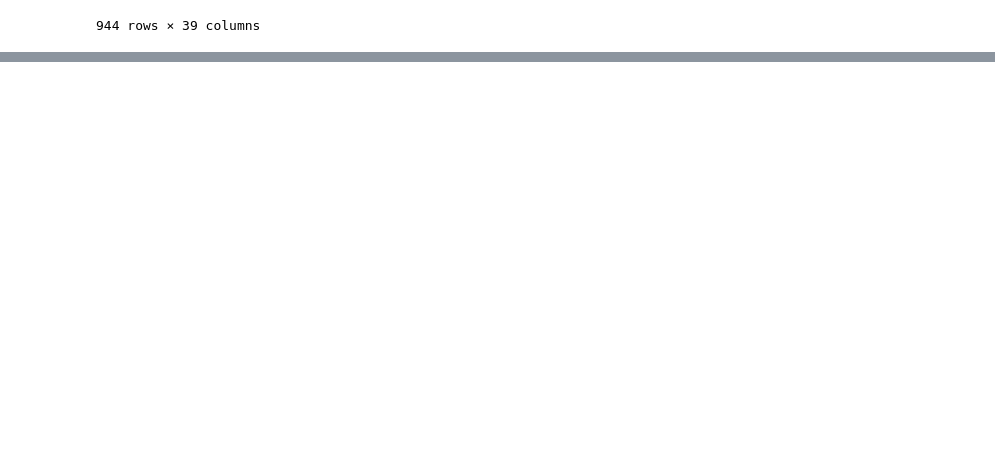
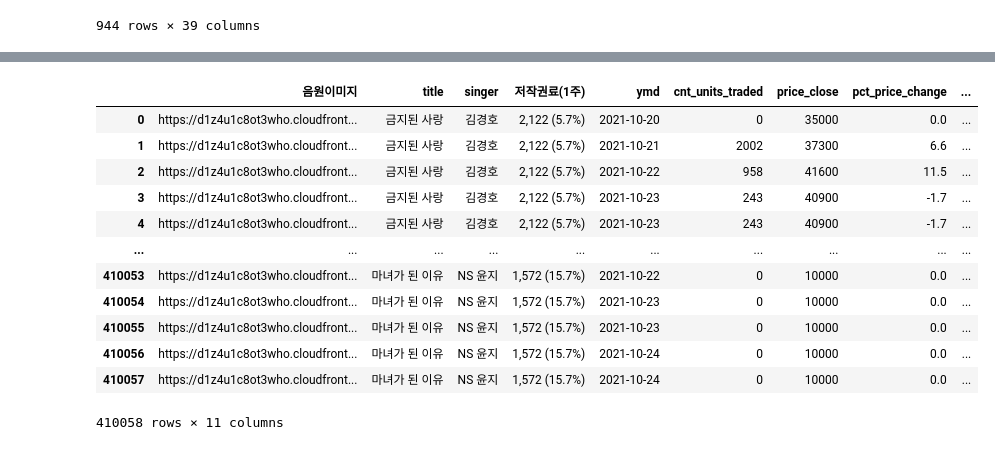
Before and after one commit to suyeondev/TIL, a Jupyter notebook: team project/데이터전처리[데이터통합1].ipynb, the cells around one changed output, grey strips where cells are left out. Cells and saved outputs as stored; diff of their text form; code cells hidden in the pictures; blank space fills up the shorter version.

Commit message:
chart data & mcpi data & music data 병합

```diff
--- a/team project/데이터전처리[데이터통합1].ipynb
+++ b/team project/데이터전처리[데이터통합1].ipynb
@@ -259,0 +262,5 @@ total.to_csv('total.csv',index=False, encoding="utf-8-sig")
+# %%
+# 데이터 불러오기
+chart_data = pd.read_csv('C:/Users/whgud/Downloads/musiccow_marketprice_final.csv')
+mcpi_data=pd.read_csv('C:/Users/whgud/Downloads/music_cow_mcpi.csv')
+music_data=pd.read_csv('C:/Users/whgud/TIL/team project/total.csv')
@@ -259,0 +289,18 @@ total.to_csv('total.csv',index=False, encoding="utf-8-sig")
+# %%
+# mcpi데이터와 chart데이터를 날짜를 기준으로 병합!
+chart_frm=pd.merge(chart_data, mcpi_data, how='left',on='ymd')
+chart_frm
+# %% [output]
+|  | 음원이미지 | title | singer | 저작권료(1주) | ymd | cnt_units_traded | price_close | pct_price_change | ... |
+| 0 | https://d1z4u1c8ot3who.cloudfront... | 금지된 사랑 | 김경호 | 2,122 (5.7%) | 2021-10-20 | 0 | 35000 | 0.0 | ... |
+| 1 | https://d1z4u1c8ot3who.cloudfront... | 금지된 사랑 | 김경호 | 2,122 (5.7%) | 2021-10-21 | 2002 | 37300 | 6.6 | ... |
+| 2 | https://d1z4u1c8ot3who.cloudfront... | 금지된 사랑 | 김경호 | 2,122 (5.7%) | 2021-10-22 | 958 | 41600 | 11.5 | ... |
+| 3 | https://d1z4u1c8ot3who.cloudfront... | 금지된 사랑 | 김경호 | 2,122 (5.7%) | 2021-10-23 | 243 | 40900 | -1.7 | ... |
+| 4 | https://d1z4u1c8ot3who.cloudfront... | 금지된 사랑 | 김경호 | 2,122 (5.7%) | 2021-10-23 | 243 | 40900 | -1.7 | ... |
+| ... | ... | ... | ... | ... | ... | ... | ... | ... | ... |
+| 410053 | https://d1z4u1c8ot3who.cloudfront... | 마녀가 된 이유 | NS 윤지 | 1,572 (15.7%) | 2021-10-22 | 0 | 10000 | 0.0 | ... |
+| 410054 | https://d1z4u1c8ot3who.cloudfront... | 마녀가 된 이유 | NS 윤지 | 1,572 (15.7%) | 2021-10-23 | 0 | 10000 | 0.0 | ... |
+| 410055 | https://d1z4u1c8ot3who.cloudfront... | 마녀가 된 이유 | NS 윤지 | 1,572 (15.7%) | 2021-10-23 | 0 | 10000 | 0.0 | ... |
+| 410056 | https://d1z4u1c8ot3who.cloudfront... | 마녀가 된 이유 | NS 윤지 | 1,572 (15.7%) | 2021-10-24 | 0 | 10000 | 0.0 | ... |
+| 410057 | https://d1z4u1c8ot3who.cloudfront... | 마녀가 된 이유 | NS 윤지 | 1,572 (15.7%) | 2021-10-24 | 0 | 10000 | 0.0 | ... |
+410058 rows × 11 columns
```
Also changed, not shown: parts of 8 cells of this notebook.
